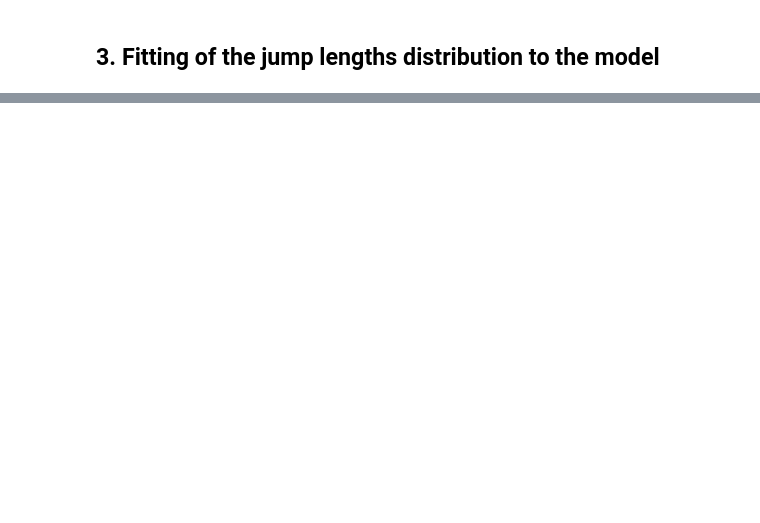
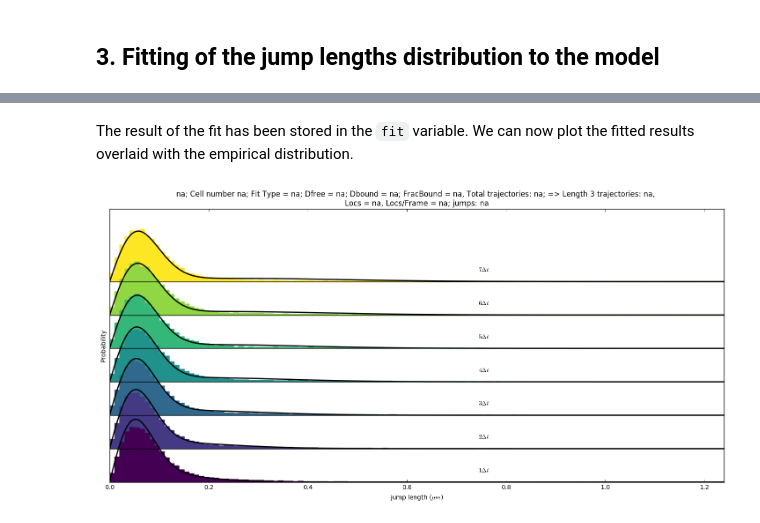
Before and after one commit to elifesciences-publications/spot-on-cli, a Jupyter notebook: fastSPT_tutorial.ipynb, the cells around one changed output, grey strips where cells are left out. Cells and saved outputs as stored; diff of their text form; code cells hidden in the pictures; blank space fills up the shorter version.

```diff
--- a/fastSPT_tutorial.ipynb
+++ b/fastSPT_tutorial.ipynb
@@ -57,2 +75,18 @@ Computation of jump lengths performed in 1.9s
 # %% [markdown]
 ## 3. Fitting of the jump lengths distribution to the model
+# %%
+reload(fastSPT)
+
+## Generate a dictionary of parameters
+params = {'D_Free': [0.15, 25],
+          'D_Bound': [0.0005, 0.08],
+          'Frac_Bound': [0, 1],
+          'LocError': 0.035, # Manually input the localization error in um: 35 nm = 0.035 um.
+          'iterations': 3, # Manually input the desired number of fitting iterations:
+          'dT': 4.477/1000, # Time between frames in seconds
+          'dZ': 0.700, # The axial illumination slice: measured to be roughly 700 nm
+          'ModelFit': [1,2][not CDF]
+}
+
+## Perform the fit
+fit = fastSPT.fit_jump_length_distribution(JumpProb, JumpProbCDF, HistVecJumps, HistVecJumpsCDF, **params)
@@ -58,0 +112,22 @@ Computation of jump lengths performed in 1.9s
+# %% [markdown]
+The result of the fit has been stored in the `fit` variable. We can now plot the fitted results overlaid with the empirical distribution.
+# %%
+reload(fastSPT)
+
+## Generate the PDF corresponding to the fitted parameters
+y = fastSPT.generate_jump_length_distribution(fit.params['D_free'], fit.params['D_bound'], fit.params['F_bound'],
+                                JumpProb, HistVecJumpsCDF,
+                                params['LocError'], params['dT'], params['dZ'])
+## Normalize it
+norm_y = np.zeros_like(y)
+for i in range(y.shape[0]): # Normalize y as a PDF
+    norm_y[i,:] = y[i,:]/y[i,:].sum()
+scaled_y = (float(len(HistVecJumpsCDF))/len(HistVecJumps))*norm_y #scale y for plotting next to histograms
+# %%
+## And perform the plot
+reload(fastSPT_plot)
+
+plt.figure(figsize=(18,8)) # Initialize the plot
+fastSPT_plot.plot_histogram(HistVecJumps, JumpProb, HistVecJumpsCDF, scaled_y) ## Read the documentation of this function to learn how to populate all the 'na' fields
+# %% [output]
+[figure, added]
```
Also changed, not shown: parts of 4 cells of this notebook.
